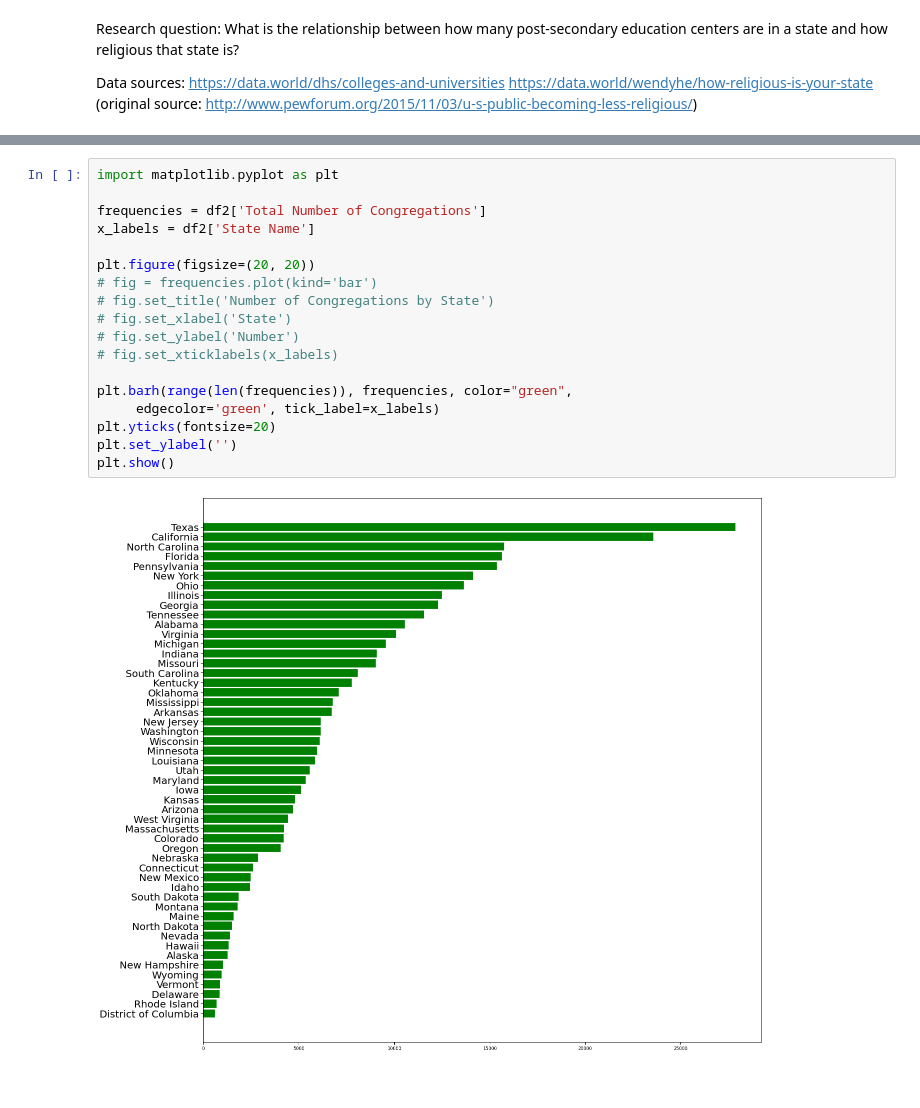
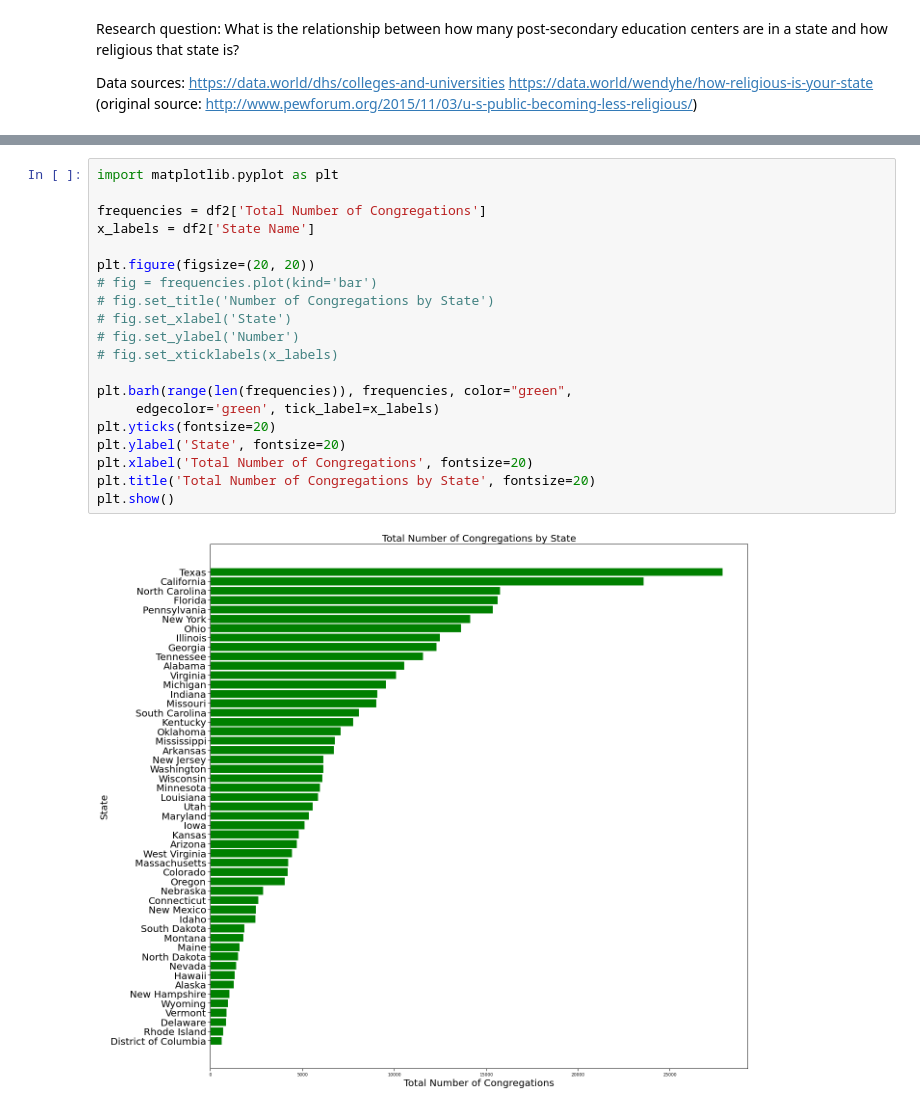
Before and after one commit to kirakirakira/Code-Louisville-Data-Science-Project, a Jupyter notebook: Untitled.ipynb, the cells around one changed output, grey strips where cells are left out. Drawn from its saved outputs; the diff is of its cells as text.

Commit message:
made another plot

```diff
--- a/Untitled.ipynb
+++ b/Untitled.ipynb
@@ -76,23 +58,25 @@ df2
 # %%
 import matplotlib.pyplot as plt
 
 frequencies = df2['Total Number of Congregations']
 x_labels = df2['State Name']
 
 plt.figure(figsize=(20, 20))
 # fig = frequencies.plot(kind='bar')
 # fig.set_title('Number of Congregations by State')
 # fig.set_xlabel('State')
 # fig.set_ylabel('Number')
 # fig.set_xticklabels(x_labels)
 
 plt.barh(range(len(frequencies)), frequencies, color="green",
      edgecolor='green', tick_label=x_labels)
 plt.yticks(fontsize=20)
-plt.set_ylabel('')
+plt.ylabel('State', fontsize=20)
+plt.xlabel('Total Number of Congregations', fontsize=20)
+plt.title('Total Number of Congregations by State', fontsize=20)
 plt.show()
 # %% [output]
-[figure, old version]
+[figure, new version]
 # %%
 import seaborn as sns
 
```
Also changed, not shown: parts of 5 cells of this notebook, 2 other files.
